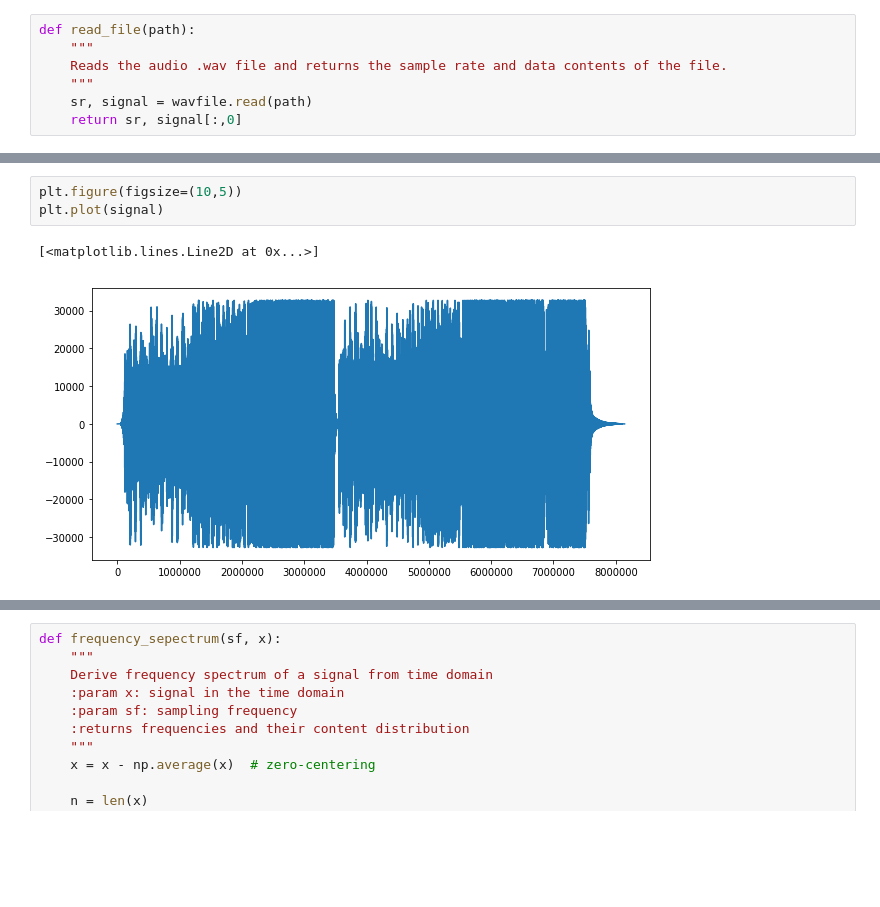
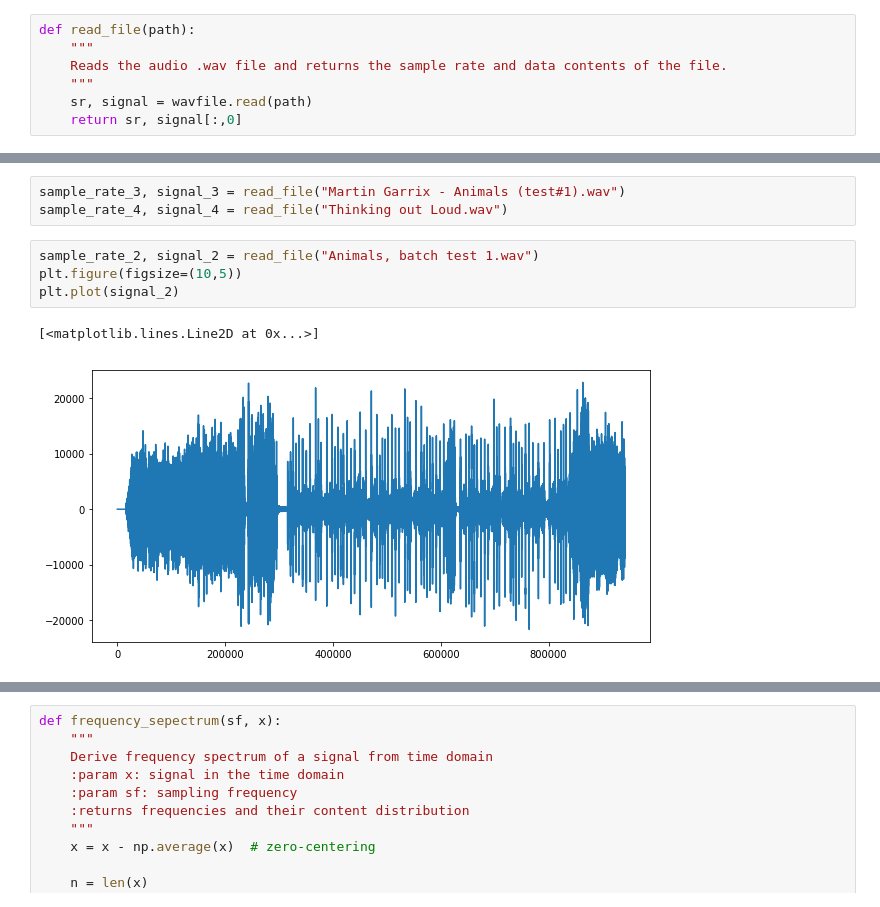
Before and after one commit to QasimWani/Shazam, a Jupyter notebook: Ctrl + F for audio.ipynb, the cells around one changed output, grey strips where cells are left out. Cells and saved outputs as stored; diff of their text form; blank space fills up the shorter version.

```diff
--- a/Ctrl + F for audio.ipynb
+++ b/Ctrl + F for audio.ipynb
@@ -26,6 +30,10 @@ signal.max(), len(signal), len(signal)/sample_rate
+# %%
+sample_rate_3, signal_3 = read_file("Martin Garrix - Animals (test#1).wav")
+sample_rate_4, signal_4 = read_file("Thinking out Loud.wav")
 # %%
+sample_rate_2, signal_2 = read_file("Animals, batch test 1.wav")
 plt.figure(figsize=(10,5))
-plt.plot(signal)
+plt.plot(signal_2)
 # %% [output]
 [<matplotlib.lines.Line2D at 0x...>]
-[figure, old version]
+[figure, new version]
```
Also changed, not shown: parts of 25 cells of this notebook.
